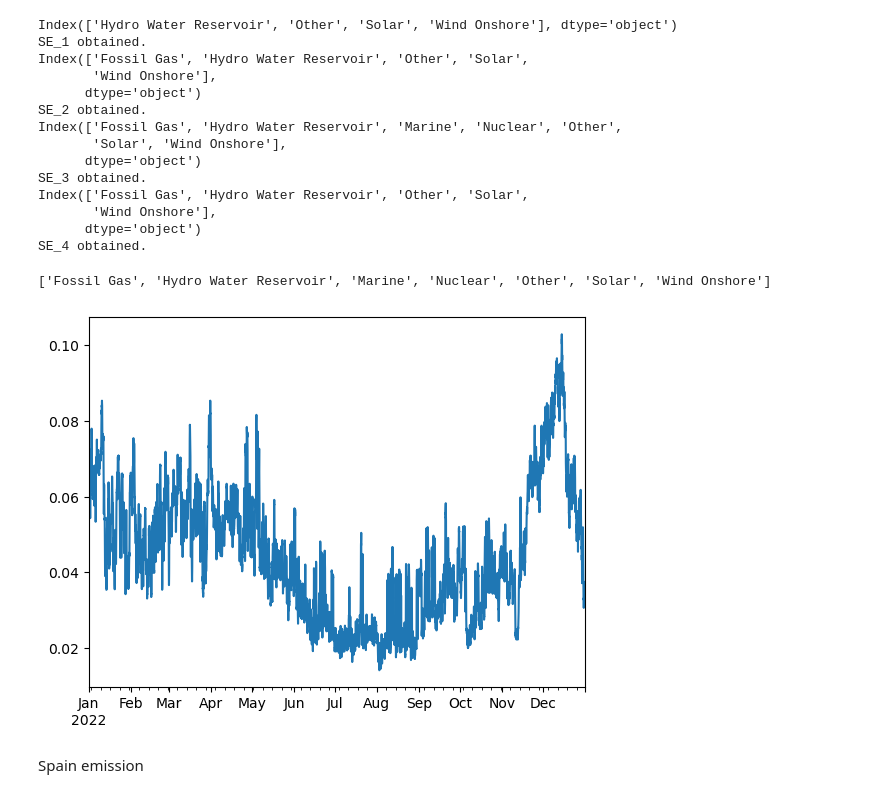
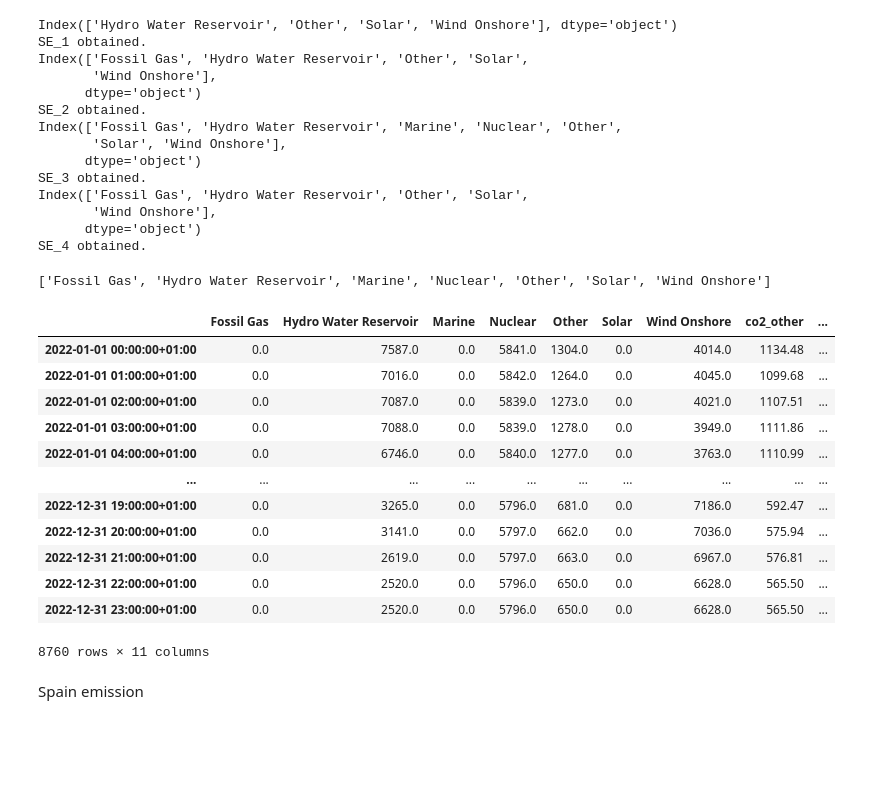
Before and after one commit to KrisCHEN8/HYSTORE_NationalFlexibility, a Jupyter notebook: national_zones/emission_calculation.ipynb, the cells around one changed output. Cells and saved outputs as stored; diff of their text form; code cells hidden in the pictures; blank space fills up the shorter version.

```diff
--- a/national_zones/emission_calculation.ipynb
+++ b/national_zones/emission_calculation.ipynb
@@ -50,6 +50,9 @@ df_aggregated.to_csv('./df_csv/emission_IT_2022.csv')
 # %% [markdown]
 Sweden emission
 # %%
+start = pd.Timestamp('2022-01-01 00:00:00', tz='Europe/Stockholm')
+end = pd.Timestamp('2023-01-01 01:00:00', tz='Europe/Stockholm')
+
 sweden_entsoe = EntsoeData('SE', start, end, range_time_generation="1h")
 
 df_generation_list = []
@@ -76,17 +79,39 @@ SE_4 obtained.
 # %%
 df_aggregated = sweden_entsoe.aggregate(df_generation_list)
 
 # calculate the emission factor
 df_aggregated = calculate_emission_factor(df_aggregated)
+last_ts = df_aggregated.index[-1]
+last_row = df_aggregated.iloc[-1]
+
+# compute new timestamp one hour after
+new_ts = last_ts + pd.Timedelta(hours=1)
+
+# assign the row at the new index
+df_aggregated.loc[new_ts] = last_row
 
 # plot the emission factor
-df_aggregated['emission_factor'].plot()
+# df_aggregated['emission_factor'].plot()
 
 df_aggregated.to_pickle('./pickled_df/emission_SE_2022.pkl')
 df_aggregated.to_csv('./df_csv/emission_SE_2022.csv')
+
+display(df_aggregated)
 # %% [output]
 ['Fossil Gas', 'Hydro Water Reservoir', 'Marine', 'Nuclear', 'Other', 'Solar', 'Wind Onshore']
-[figure, removed]
+|  | Fossil Gas | Hydro Water Reservoir | Marine | Nuclear | Other | Solar | Wind Onshore | co2_other | ... |
+| 2022-01-01 00:00:00+01:00 | 0.0 | 7587.0 | 0.0 | 5841.0 | 1304.0 | 0.0 | 4014.0 | 1134.48 | ... |
+| 2022-01-01 01:00:00+01:00 | 0.0 | 7016.0 | 0.0 | 5842.0 | 1264.0 | 0.0 | 4045.0 | 1099.68 | ... |
+| 2022-01-01 02:00:00+01:00 | 0.0 | 7087.0 | 0.0 | 5839.0 | 1273.0 | 0.0 | 4021.0 | 1107.51 | ... |
+| 2022-01-01 03:00:00+01:00 | 0.0 | 7088.0 | 0.0 | 5839.0 | 1278.0 | 0.0 | 3949.0 | 1111.86 | ... |
+| 2022-01-01 04:00:00+01:00 | 0.0 | 6746.0 | 0.0 | 5840.0 | 1277.0 | 0.0 | 3763.0 | 1110.99 | ... |
+| ... | ... | ... | ... | ... | ... | ... | ... | ... | ... |
+| 2022-12-31 19:00:00+01:00 | 0.0 | 3265.0 | 0.0 | 5796.0 | 681.0 | 0.0 | 7186.0 | 592.47 | ... |
+| 2022-12-31 20:00:00+01:00 | 0.0 | 3141.0 | 0.0 | 5797.0 | 662.0 | 0.0 | 7036.0 | 575.94 | ... |
+| 2022-12-31 21:00:00+01:00 | 0.0 | 2619.0 | 0.0 | 5797.0 | 663.0 | 0.0 | 6967.0 | 576.81 | ... |
+| 2022-12-31 22:00:00+01:00 | 0.0 | 2520.0 | 0.0 | 5796.0 | 650.0 | 0.0 | 6628.0 | 565.50 | ... |
+| 2022-12-31 23:00:00+01:00 | 0.0 | 2520.0 | 0.0 | 5796.0 | 650.0 | 0.0 | 6628.0 | 565.50 | ... |
+8760 rows × 11 columns
 # %% [markdown]
 Spain emission
 # %%
```
Also changed, not shown: parts of 4 cells of this notebook, 15 other files.
